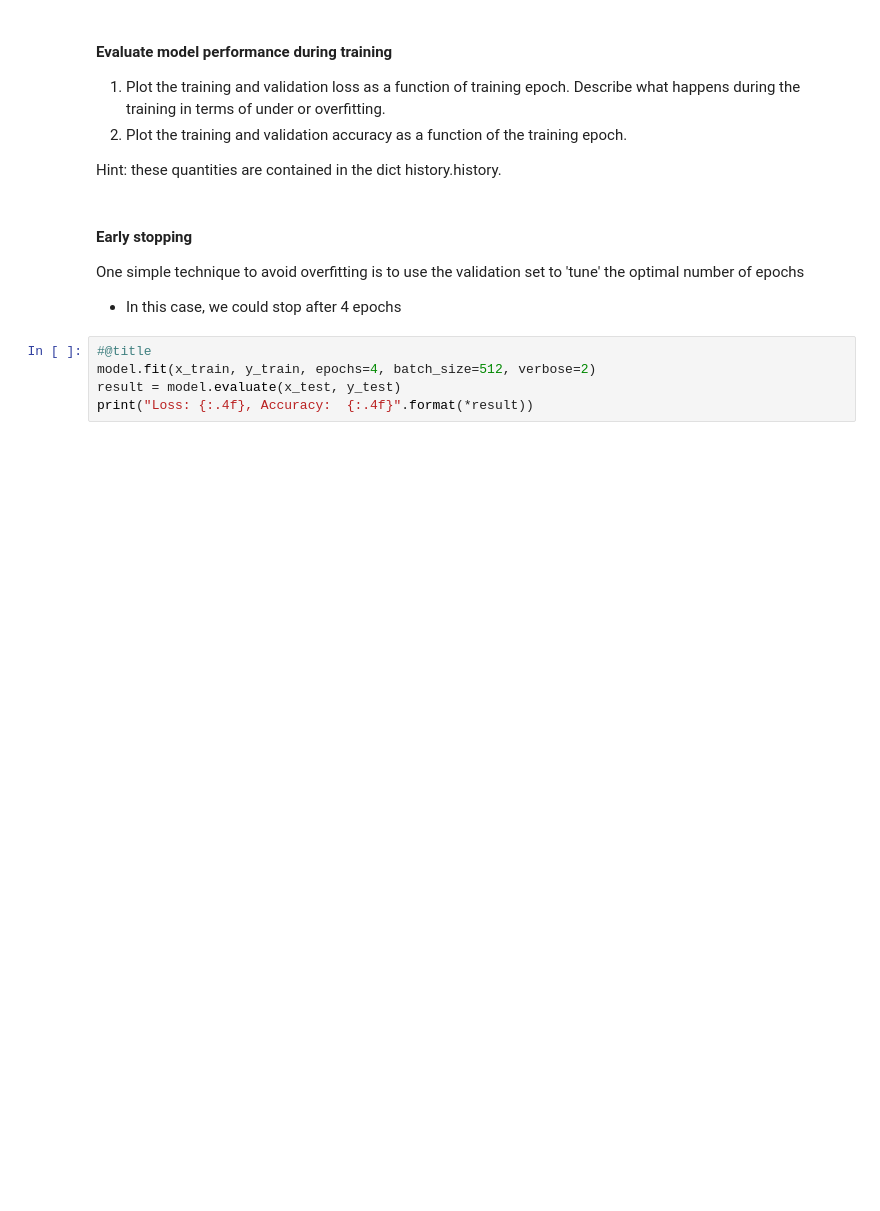
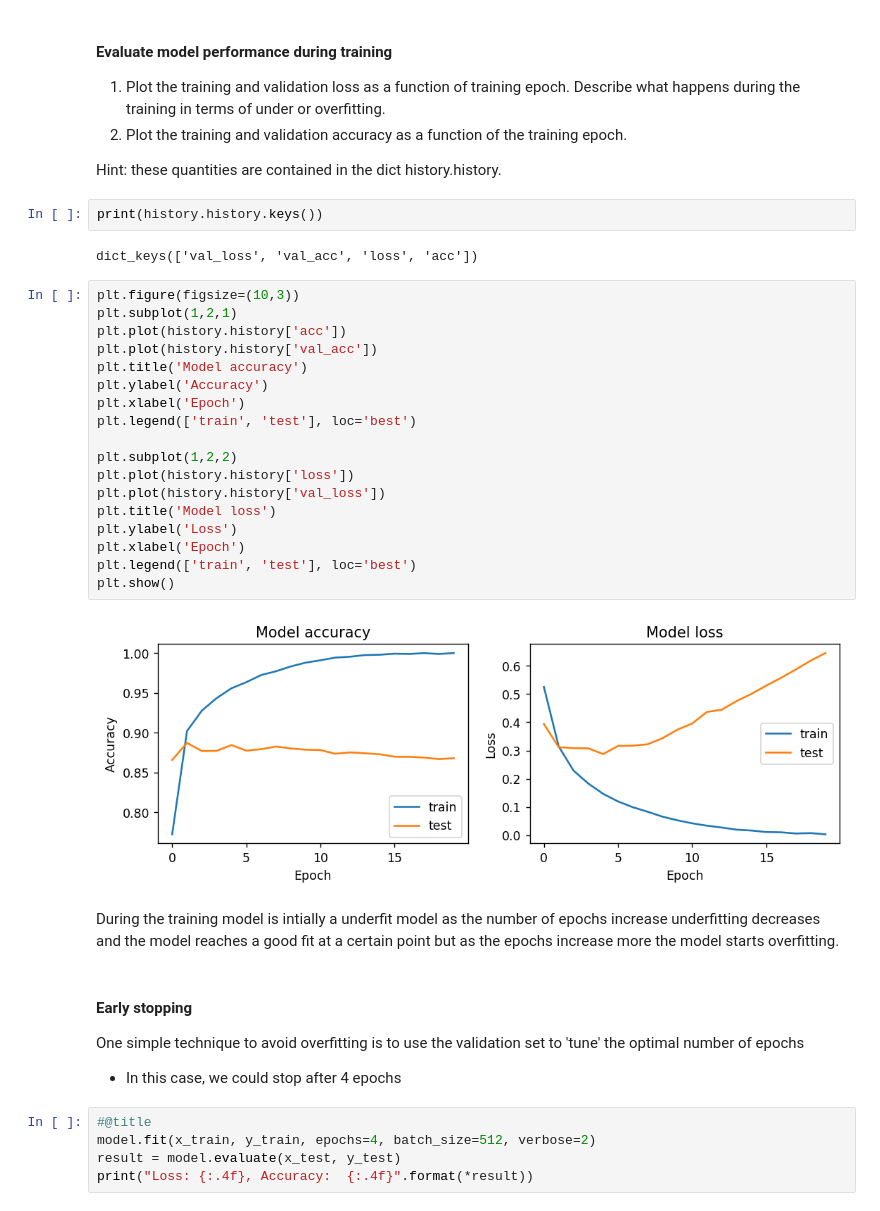
Before and after one commit to ChandraMaddikunta/Week-4-lab, a Jupyter notebook: Week_4_Lab_Neural_Networks_in_Practice.ipynb, the cells around one changed output. Saved outputs shown, nothing was run; the diff lists cells and outputs as text; blank space fills up the shorter version.

```diff
--- a/Week_4_Lab_Neural_Networks_in_Practice.ipynb
+++ b/Week_4_Lab_Neural_Networks_in_Practice.ipynb
@@ -219,6 +258,32 @@ history = model.fit(partial_x_train, partial_y_train,
 2. Plot the training and validation accuracy as a function of the training epoch.
 
 Hint: these quantities are contained in the dict history.history.
+# %%
+print(history.history.keys())
+# %% [output]
+dict_keys(['val_loss', 'val_acc', 'loss', 'acc'])
+# %%
+plt.figure(figsize=(10,3))
+plt.subplot(1,2,1)
+plt.plot(history.history['acc'])
+plt.plot(history.history['val_acc'])
+plt.title('Model accuracy')
+plt.ylabel('Accuracy')
+plt.xlabel('Epoch')
+plt.legend(['train', 'test'], loc='best')
+
+plt.subplot(1,2,2)
+plt.plot(history.history['loss'])
+plt.plot(history.history['val_loss'])
+plt.title('Model loss')
+plt.ylabel('Loss')
+plt.xlabel('Epoch')
+plt.legend(['train', 'test'], loc='best')
+plt.show()
+# %% [output]
+[figure, added]
+# %% [markdown]
+During the training model is intially a underfit model as the number of epochs increase underfitting decreases and the model reaches a good fit at a certain point but as the epochs increase more the model starts overfitting.
 # %% [markdown]
 #### Early stopping
 One simple technique to avoid overfitting is to use the validation set to 'tune' the optimal number of epochs
```
Also changed, not shown: parts of 40 cells of this notebook.
